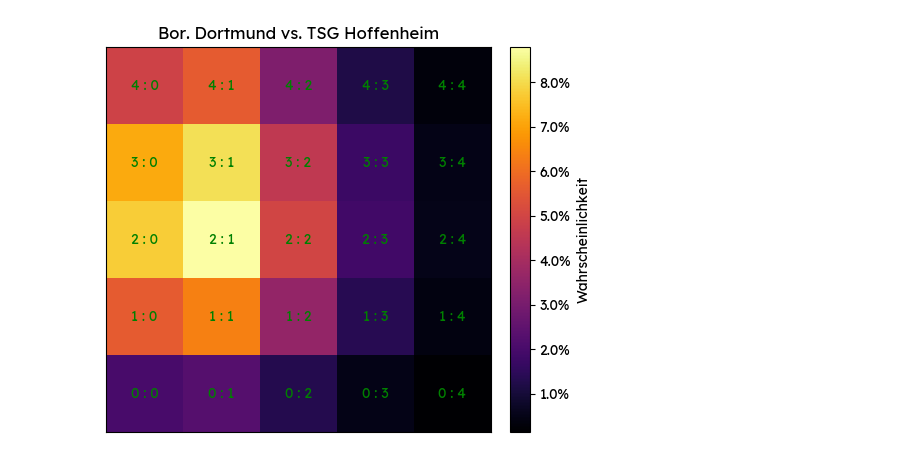
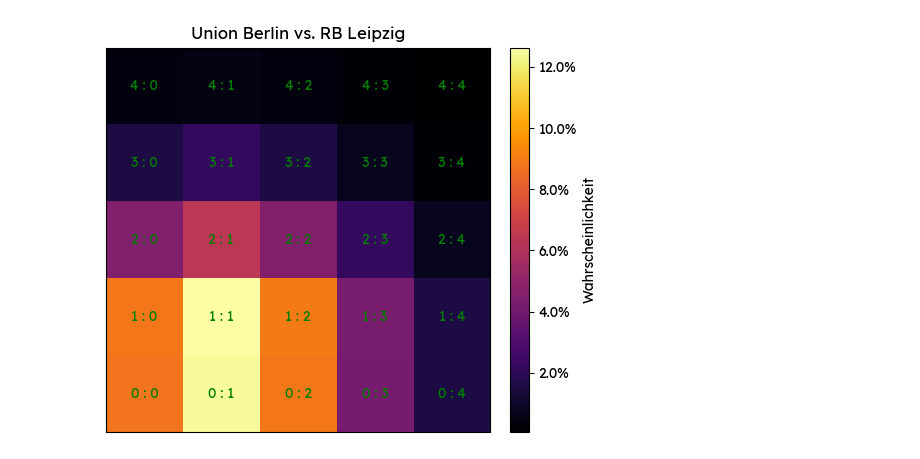
Before and after one commit to Nilsiraptor/BundesligaPredictor, a Jupyter notebook: test_model.ipynb, the cells around one changed output. Drawn from its saved outputs; the diff is of its cells as text; code cells hidden in the pictures.

```diff
--- a/test_model.ipynb
+++ b/test_model.ipynb
@@ -32,5 +32,5 @@ names = {
     "BSC": "Hertha BSC"
 }
 # %%
-home_team = names["BVB"]
-away_team = names["TSG"]
+home_team = names["FCU"]
+away_team = names["RBL"]
@@ -67,8 +65,10 @@ df.head(18)
 teams = {}
 for index, row in df.iterrows():
     name = row["name"]
-    att = row["attack"]
-    dfe = row["defense"]
+    home_att = row["home_attack"]
+    home_dfe = row["home_defense"]
+    away_att = row["away_attack"]
+    away_dfe = row["away_defense"]
 
-    teams[name] = Team(name, att, dfe)
+    teams[name] = Team(name, home_att, home_dfe, away_att, away_dfe)
 # %%
@@ -108,7 +108,7 @@ print(*[f"{r[0]}:{r[1]}  {100*r[2]:.3}%" for r in results[:10]], sep="\n")
 # %%
-teams[home_team].show_probability_distribution(teams[away_team], l_home ,l_away, save=True)
+teams[home_team].show_probability_distribution(teams[away_team], save=True)
 # %% [output]
-[figure, old version]
+[figure, new version]
 # %%
 N = 5
 M = 6
```
Also changed, not shown: parts of 7 cells of this notebook, 7 other files.
